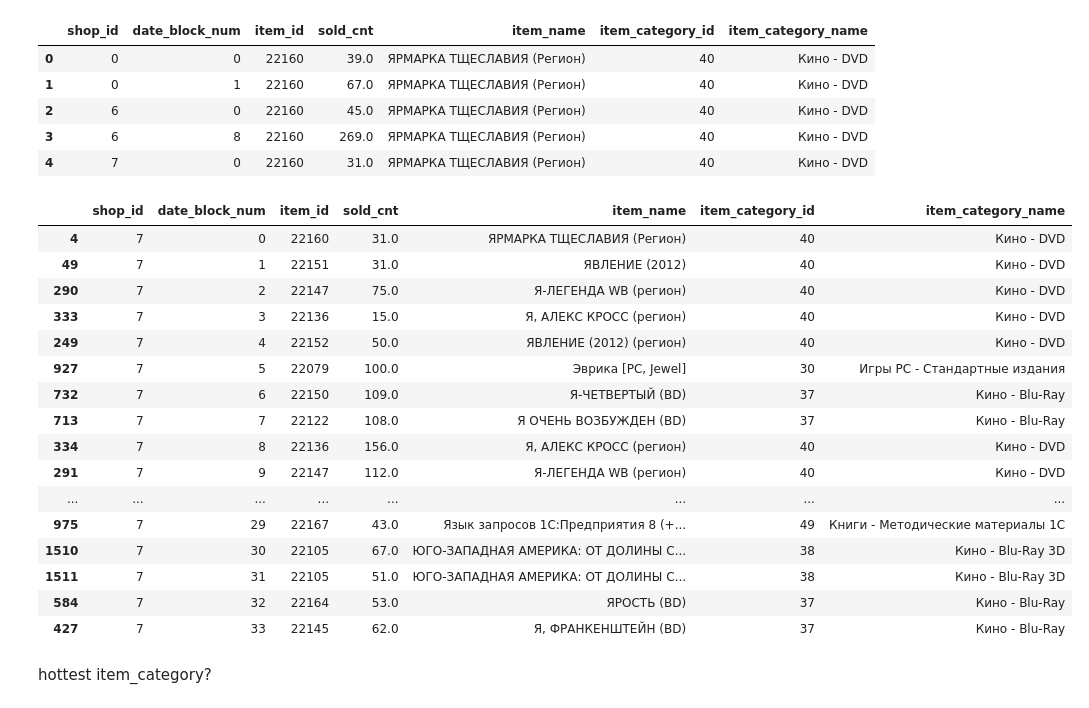
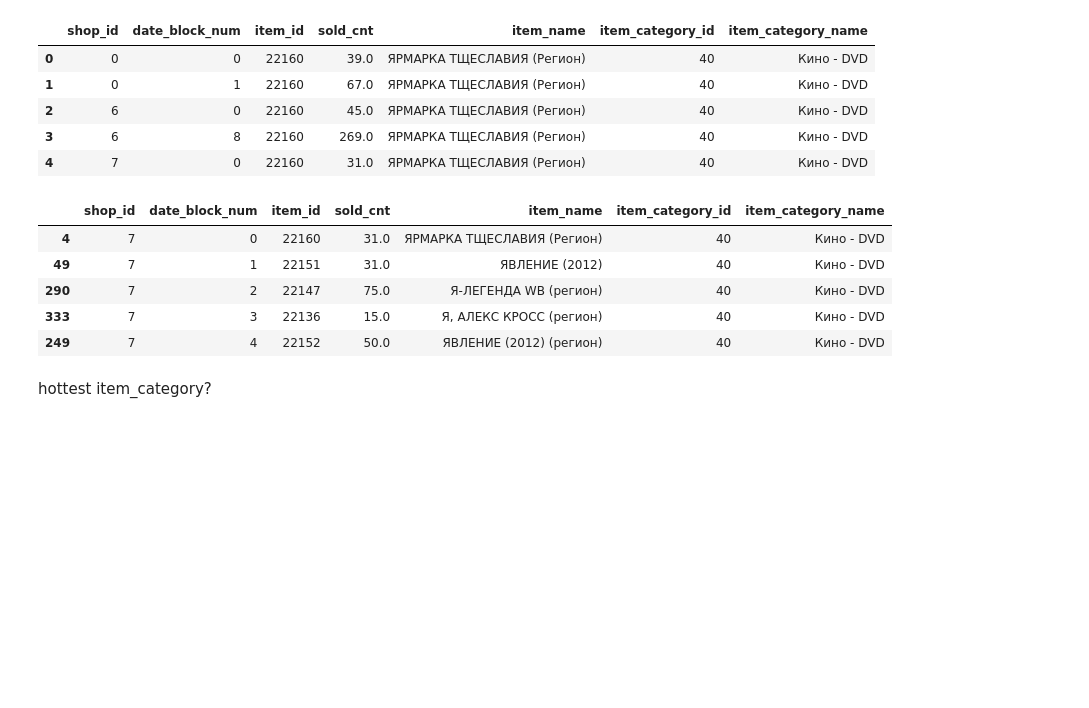
Before and after one commit to ihongChen/HowToWinKaggle, a Jupyter notebook: src/EDA_2.ipynb, the cells around one changed output. Saved outputs shown, nothing was run; the diff lists cells and outputs as text; code cells hidden in the pictures; blank space fills up the shorter version.

```diff
--- a/src/EDA_2.ipynb
+++ b/src/EDA_2.ipynb
@@ -256,25 +268,14 @@ top_sells_monthly_shop_df.head()
 | 3 | 6 | 8 | 22160 | 269.0 | ЯРМАРКА ТЩЕСЛАВИЯ (Регион) | 40 | Кино - DVD |
 | 4 | 7 | 0 | 22160 | 31.0 | ЯРМАРКА ТЩЕСЛАВИЯ (Регион) | 40 | Кино - DVD |
 # %%
-top_sells_monthly_shop_df[top_sells_monthly_shop_df.shop_id == 7].sort_values('date_block_num')
+top_sells_monthly_shop_df[top_sells_monthly_shop_df.shop_id == 7].sort_values('date_block_num').head()
 # %% [output]
 |  | shop_id | date_block_num | item_id | sold_cnt | item_name | item_category_id | item_category_name |
 | 4 | 7 | 0 | 22160 | 31.0 | ЯРМАРКА ТЩЕСЛАВИЯ (Регион) | 40 | Кино - DVD |
 | 49 | 7 | 1 | 22151 | 31.0 | ЯВЛЕНИЕ (2012) | 40 | Кино - DVD |
 | 290 | 7 | 2 | 22147 | 75.0 | Я-ЛЕГЕНДА WB (регион) | 40 | Кино - DVD |
 | 333 | 7 | 3 | 22136 | 15.0 | Я, АЛЕКС КРОСС (регион) | 40 | Кино - DVD |
 | 249 | 7 | 4 | 22152 | 50.0 | ЯВЛЕНИЕ (2012) (регион) | 40 | Кино - DVD |
-| 927 | 7 | 5 | 22079 | 100.0 | Эврика [PC, Jewel] | 30 | Игры PC - Стандартные издания |
-| 732 | 7 | 6 | 22150 | 109.0 | Я-ЧЕТВЕРТЫЙ (BD) | 37 | Кино - Blu-Ray |
-| 713 | 7 | 7 | 22122 | 108.0 | Я ОЧЕНЬ ВОЗБУЖДЕН (BD) | 37 | Кино - Blu-Ray |
-| 334 | 7 | 8 | 22136 | 156.0 | Я, АЛЕКС КРОСС (регион) | 40 | Кино - DVD |
-| 291 | 7 | 9 | 22147 | 112.0 | Я-ЛЕГЕНДА WB (регион) | 40 | Кино - DVD |
-| ... | ... | ... | ... | ... | ... | ... | ... |
-| 975 | 7 | 29 | 22167 | 43.0 | Язык запросов 1С:Предприятия 8 (+... | 49 | Книги - Методические материалы 1С |
-| 1510 | 7 | 30 | 22105 | 67.0 | ЮГО-ЗАПАДНАЯ АМЕРИКА: ОТ ДОЛИНЫ С... | 38 | Кино - Blu-Ray 3D |
-| 1511 | 7 | 31 | 22105 | 51.0 | ЮГО-ЗАПАДНАЯ АМЕРИКА: ОТ ДОЛИНЫ С... | 38 | Кино - Blu-Ray 3D |
-| 584 | 7 | 32 | 22164 | 53.0 | ЯРОСТЬ (BD) | 37 | Кино - Blu-Ray |
-| 427 | 7 | 33 | 22145 | 62.0 | Я, ФРАНКЕНШТЕЙН (BD) | 37 | Кино - Blu-Ray |
 # %% [markdown]
 hottest item_category?
 # %%
```
Also changed, not shown: parts of 34 cells of this notebook, 6 other files.
